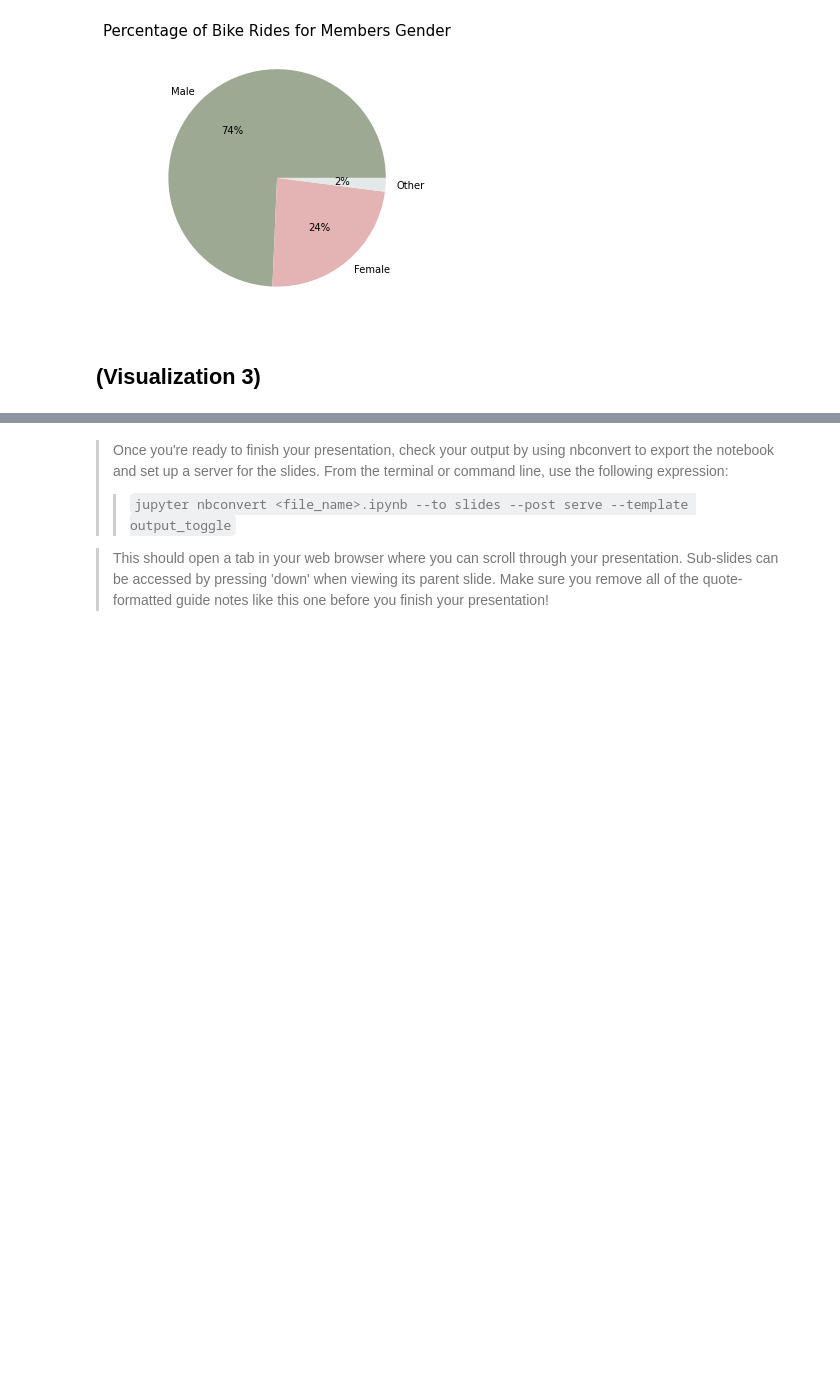
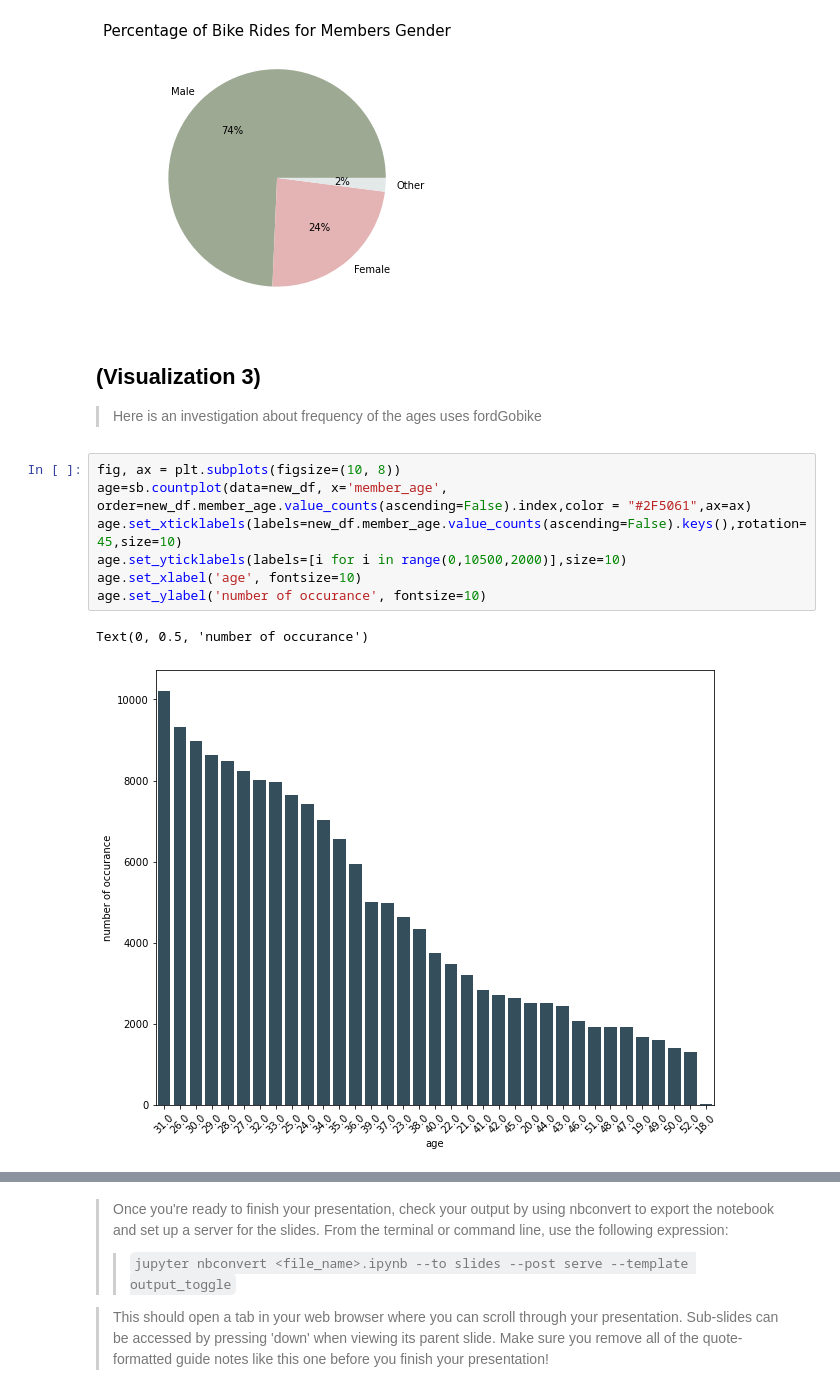
Before and after one commit to hagerElsehaimy/communicate-data-findings-FordGoBike, a Jupyter notebook: slide_deck_template.ipynb, the cells around one changed output, grey strips where cells are left out. Cells and saved outputs as stored; diff of their text form; blank space fills up the shorter version.

Commit message:
visualize 3rd insight

```diff
--- a/slide_deck_template.ipynb
+++ b/slide_deck_template.ipynb
@@ -55,5 +55,17 @@ plt.title("Percentage of Bike Rides for Members Gender", fontsize=15)
 plt.show()
 # %% [output]
 [figure]
-# %% [markdown]
-## (Visualization 3)
+# %% [markdown]
+## (Visualization 3)
+
+> Here is an investigation about frequency of the ages uses fordGobike
+# %%
+fig, ax = plt.subplots(figsize=(10, 8))
+age=sb.countplot(data=new_df, x='member_age', order=new_df.member_age.value_counts(ascending=False).index,color = "#2F5061",ax=ax)
+age.set_xticklabels(labels=new_df.member_age.value_counts(ascending=False).keys(),rotation=45,size=10)
+age.set_yticklabels(labels=[i for i in range(0,10500,2000)],size=10)
+age.set_xlabel('age', fontsize=10)
+age.set_ylabel('number of occurance', fontsize=10)
+# %% [output]
+Text(0, 0.5, 'number of occurance')
+[figure, added]
```
Also changed, not shown: parts of 1 cell of this notebook.
